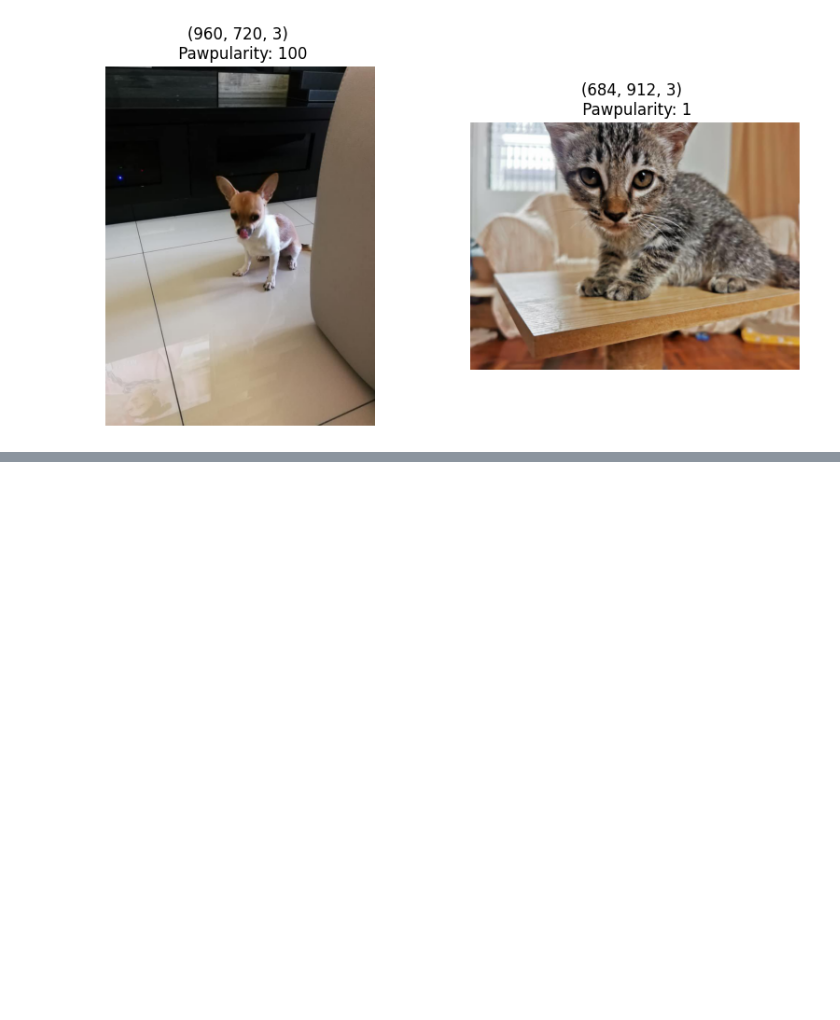
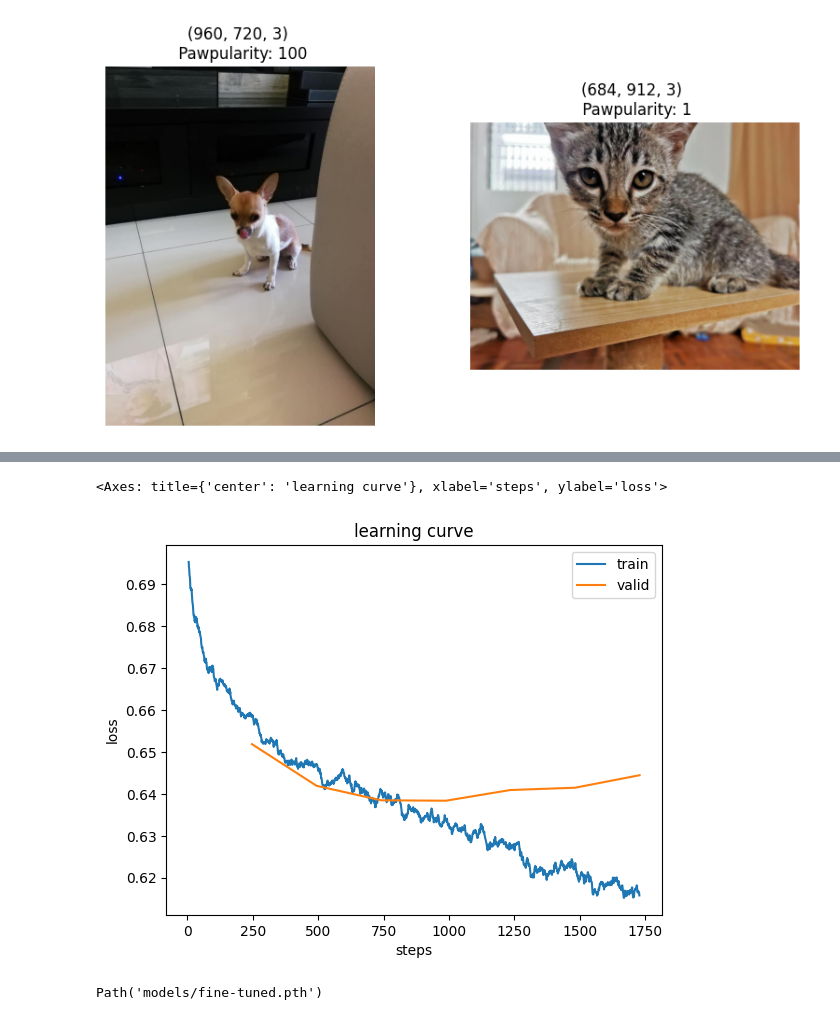
Before and after one commit to GhiasAli17/Petfinder_Pawpularity, a Jupyter notebook: main.ipynb, the cells around one changed output, grey strips where cells are left out. Saved outputs shown, nothing was run; the diff lists cells and outputs as text; code cells hidden in the pictures; blank space fills up the shorter version.

```diff
--- a/main.ipynb
+++ b/main.ipynb
@@ -205,0 +285,2 @@ helpers.showPicture(2, filtered_jpg, train_df)
+# %%
+learn.fit_one_cycle(10, 2e-5, cbs=[SaveModelCallback(), EarlyStoppingCallback(monitor='petfinder_rmse', comp=np.less, patience=3)])
@@ -205,0 +301,5 @@ helpers.showPicture(2, filtered_jpg, train_df)
+# %%
+learn.recorder.plot_loss()
+# %% [output]
+<Axes: title={'center': 'learning curve'}, xlabel='steps', ylabel='loss'>
+[figure, added]
@@ -205,0 +308,4 @@ helpers.showPicture(2, filtered_jpg, train_df)
+# %%
+learn.save('fine-tuned')
+# %% [output]
+Path('models/fine-tuned.pth')
```
Also changed, not shown: parts of 22 cells of this notebook, 1 other file.
